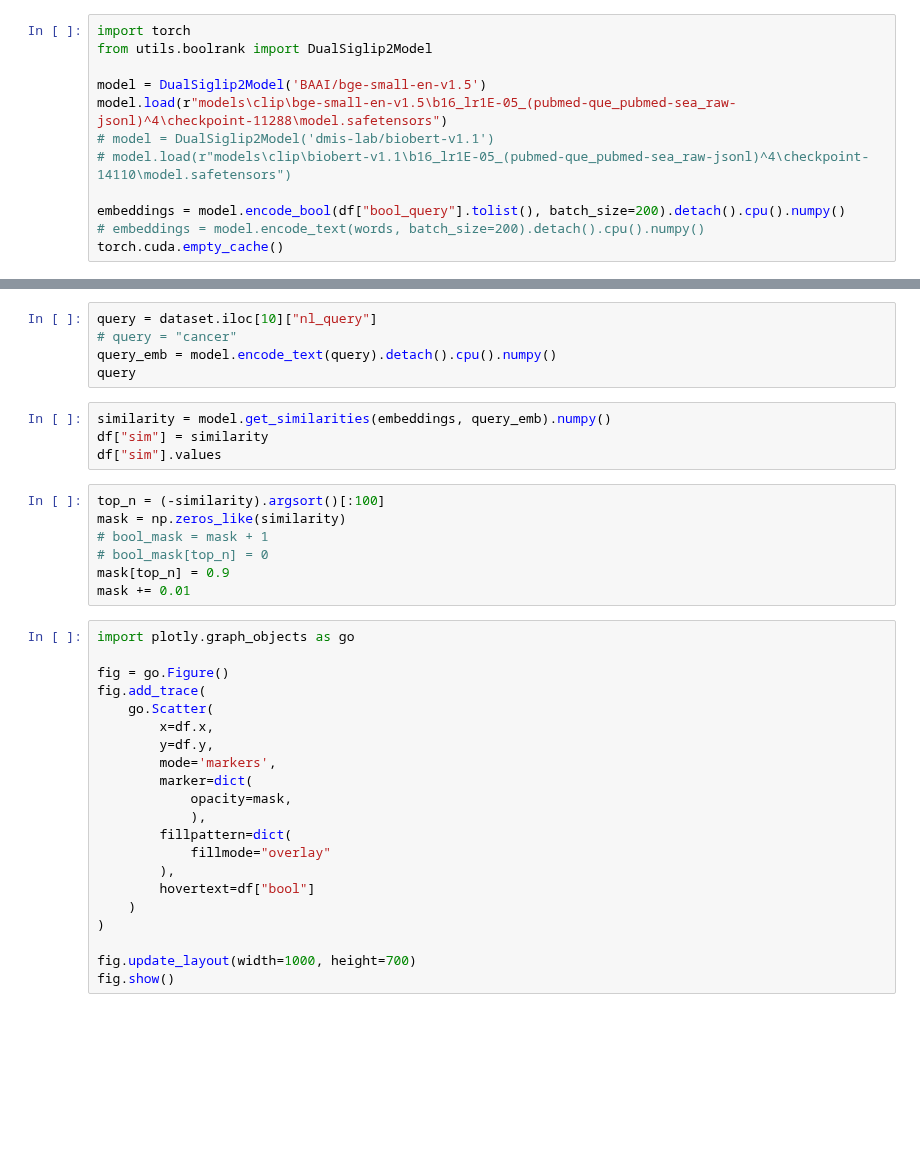
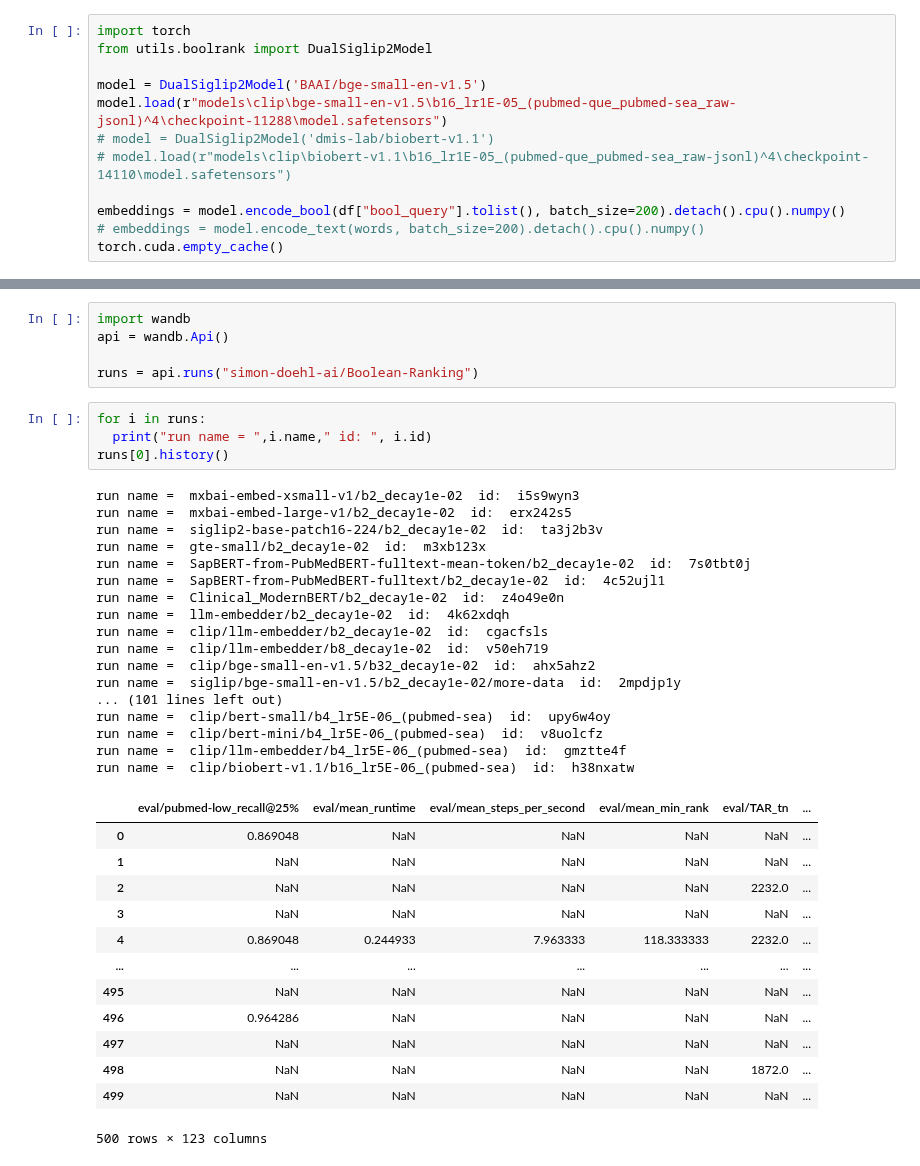
Before and after one commit to hscells-org/project-doehl-boolean-clip, a Jupyter notebook: plotting.ipynb, the cells around one changed output, grey strips where cells are left out. Cells and saved outputs as stored; diff of their text form; blank space fills up the shorter version.

```diff
--- a/plotting.ipynb
+++ b/plotting.ipynb
@@ -65,37 +49,40 @@ df["bool"] = df["bool_query"].map(cutoff(cut))
-# %%
-query = dataset.iloc[10]["nl_query"]
-# query = "cancer"
-query_emb = model.encode_text(query).detach().cpu().numpy()
-query
-# %%
-similarity = model.get_similarities(embeddings, query_emb).numpy()
-df["sim"] = similarity
-df["sim"].values
-# %%
-top_n = (-similarity).argsort()[:100]
-mask = np.zeros_like(similarity)
-# bool_mask = mask + 1
-# bool_mask[top_n] = 0
-mask[top_n] = 0.9
-mask += 0.01
-# %%
-import plotly.graph_objects as go
-
-fig = go.Figure()
-fig.add_trace(
-    go.Scatter(
-        x=df.x,
-        y=df.y,
-        mode='markers',
-        marker=dict(
-            opacity=mask,
-            ),
-        fillpattern=dict(
-            fillmode="overlay"
-        ),
-        hovertext=df["bool"]
-    )
-)
-
-fig.update_layout(width=1000, height=700)
-fig.show()
+# %%
+import wandb
+api = wandb.Api()
+
+runs = api.runs("simon-doehl-ai/Boolean-Ranking")
+# %%
+for i in runs:
+  print("run name = ",i.name," id: ", i.id)
+runs[0].history()
+# %% [output]
+run name =  mxbai-embed-xsmall-v1/b2_decay1e-02  id:  i5s9wyn3
+run name =  mxbai-embed-large-v1/b2_decay1e-02  id:  erx242s5
+run name =  siglip2-base-patch16-224/b2_decay1e-02  id:  ta3j2b3v
+run name =  gte-small/b2_decay1e-02  id:  m3xb123x
+run name =  SapBERT-from-PubMedBERT-fulltext-mean-token/b2_decay1e-02  id:  7s0tbt0j
+run name =  SapBERT-from-PubMedBERT-fulltext/b2_decay1e-02  id:  4c52ujl1
+run name =  Clinical_ModernBERT/b2_decay1e-02  id:  z4o49e0n
+run name =  llm-embedder/b2_decay1e-02  id:  4k62xdqh
+run name =  clip/llm-embedder/b2_decay1e-02  id:  cgacfsls
+run name =  clip/llm-embedder/b8_decay1e-02  id:  v50eh719
+run name =  clip/bge-small-en-v1.5/b32_decay1e-02  id:  ahx5ahz2
+run name =  siglip/bge-small-en-v1.5/b2_decay1e-02/more-data  id:  2mpdjp1y
+... (101 lines left out)
+run name =  clip/bert-small/b4_lr5E-06_(pubmed-sea)  id:  upy6w4oy
+run name =  clip/bert-mini/b4_lr5E-06_(pubmed-sea)  id:  v8uolcfz
+run name =  clip/llm-embedder/b4_lr5E-06_(pubmed-sea)  id:  gmztte4f
+run name =  clip/biobert-v1.1/b16_lr5E-06_(pubmed-sea)  id:  h38nxatw
+|  | eval/pubmed-low_recall@25% | eval/mean_runtime | eval/mean_steps_per_second | eval/mean_min_rank | eval/TAR_tn | ... |
+| 0 | 0.869048 | NaN | NaN | NaN | NaN | ... |
+| 1 | NaN | NaN | NaN | NaN | NaN | ... |
+| 2 | NaN | NaN | NaN | NaN | 2232.0 | ... |
+| 3 | NaN | NaN | NaN | NaN | NaN | ... |
+| 4 | 0.869048 | 0.244933 | 7.963333 | 118.333333 | 2232.0 | ... |
+| ... | ... | ... | ... | ... | ... | ... |
+| 495 | NaN | NaN | NaN | NaN | NaN | ... |
+| 496 | 0.964286 | NaN | NaN | NaN | NaN | ... |
+| 497 | NaN | NaN | NaN | NaN | NaN | ... |
+| 498 | NaN | NaN | NaN | NaN | 1872.0 | ... |
+| 499 | NaN | NaN | NaN | NaN | NaN | ... |
+500 rows × 123 columns
```
Also changed, not shown: parts of 2 cells of this notebook, 1 other file.
